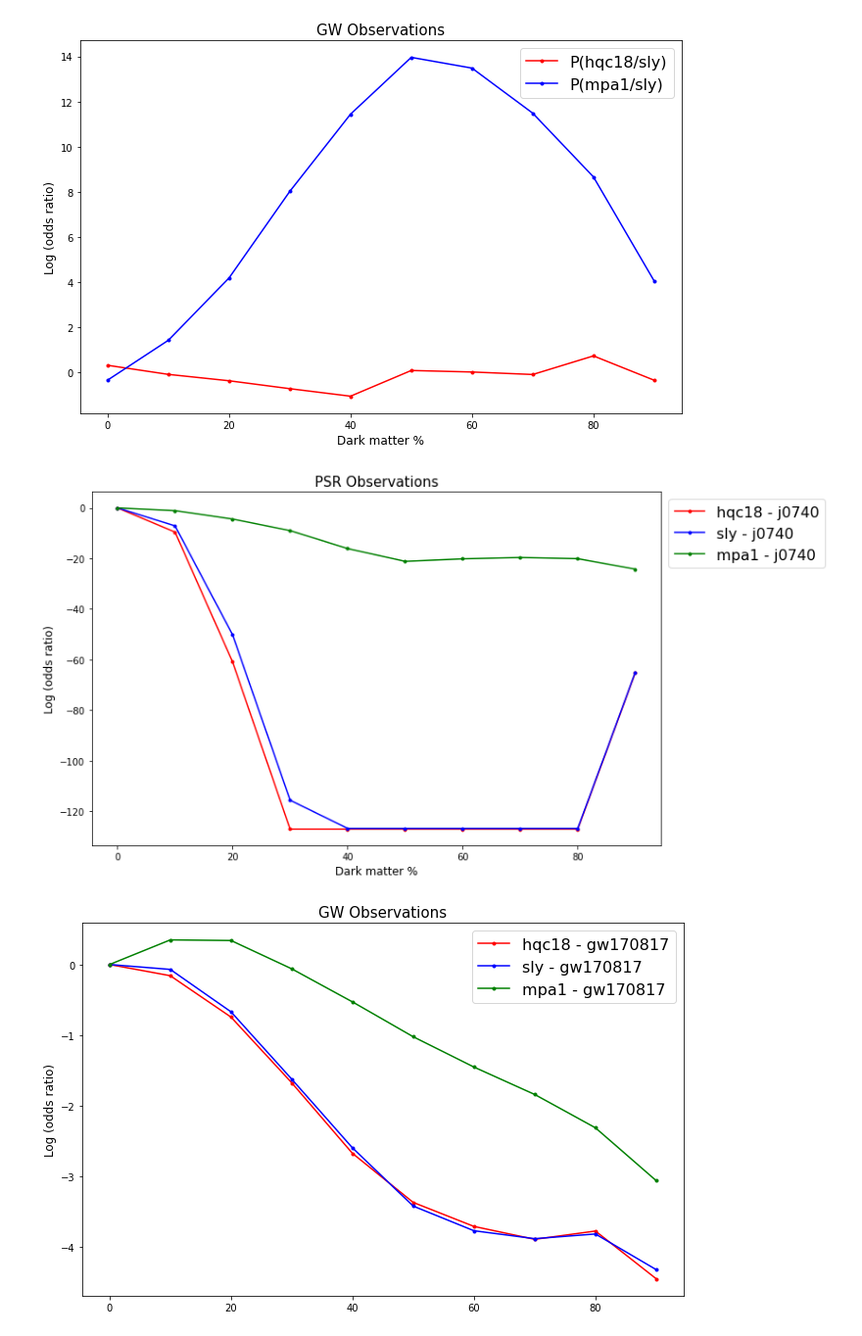
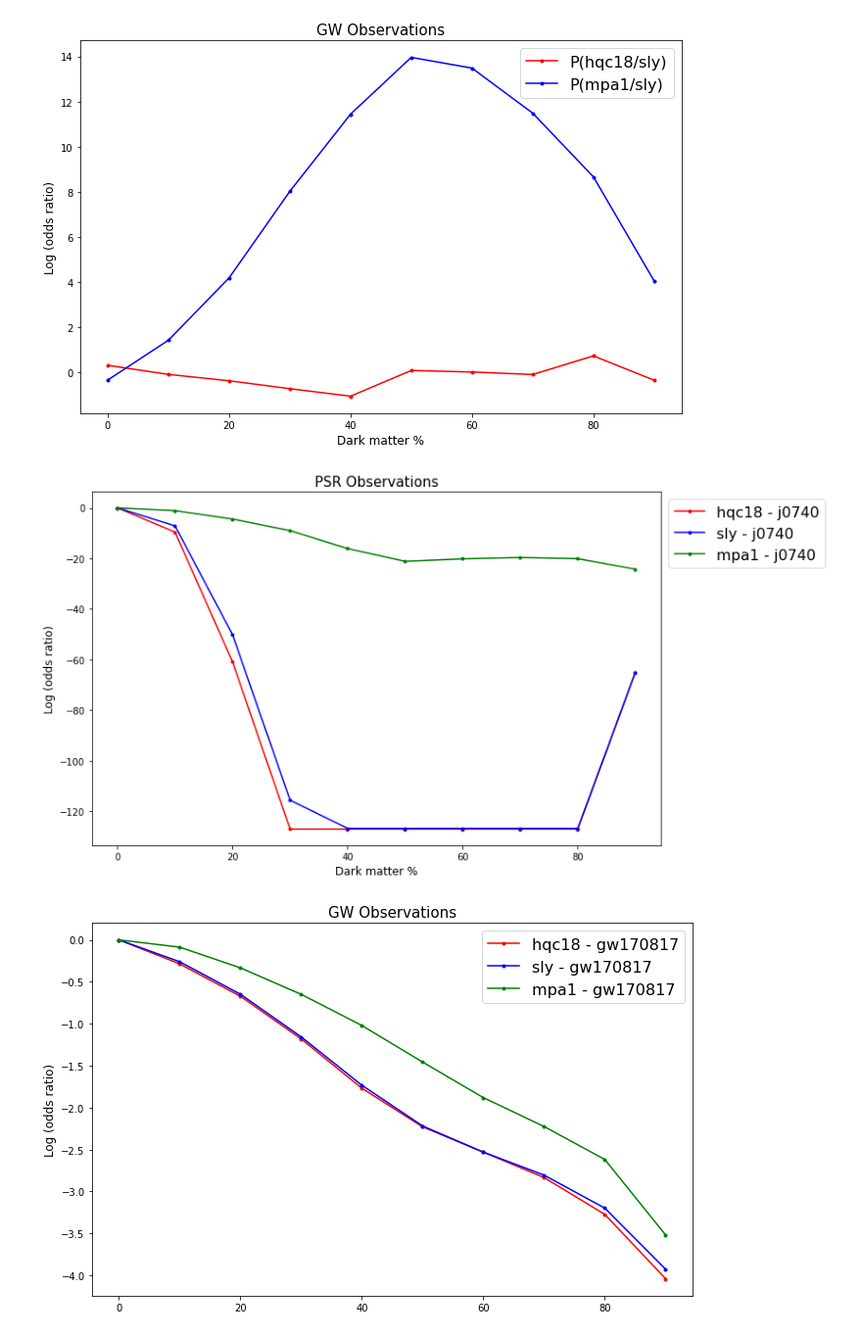
Before and after one commit to kunalkishanmehta/ns-struc-dm, a Jupyter notebook: Copy_of_Constrain_DM_NS_models.ipynb, the cells around one changed output. Shown at 98% size. Saved outputs shown, nothing was run; the diff lists cells and outputs as text; code cells hidden in the pictures.

```diff
--- a/Copy_of_Constrain_DM_NS_models.ipynb
+++ b/Copy_of_Constrain_DM_NS_models.ipynb
@@ -478,37 +478,37 @@ plt.figure(figsize= (11,7))
 # plt.plot(data_frac2, np.log(frac_compare_sly[:,0]), marker = '.', c = 'b', label = 'sly - J0030')
 # plt.plot(data_frac2,np.log(frac_compare_mpa1[:,0]), marker = '.', c = 'g', label = 'mpa1 - J0030')
 
 plt.plot(data_frac2,np.log(frac_compare_hqc18[:,1]), marker = '.', c = 'r', label = 'hqc18 - j0740')
 plt.plot(data_frac2, np.log(frac_compare_sly[:,1]), marker = '.', c = 'b', label = 'sly - j0740')
 plt.plot(data_frac2,np.log(frac_compare_mpa1[:,1]), marker = '.', c = 'g', label = 'mpa1 - j0740')
 
 plt.xlabel('Dark matter %', size = 12)
 plt.title('PSR Observations', size = 15)
 plt.ylabel('Log (odds ratio)', size  =12)
 plt.legend( bbox_to_anchor=(1, 1), fontsize = 16,title_fontsize=18 )
 # plt.xlim(0,40)
 
 plt.show()
 
 plt.figure(figsize= (11,7))
-plt.plot(data_frac2,np.log(frac_compare_hqc18[:,2]), marker = '.', c = 'r',label = 'hqc18 - gw170817')
-plt.plot(data_frac2, np.log(frac_compare_sly[:,2]), marker = '.', c= 'b', label = 'sly - gw170817')
-plt.plot(data_frac2,np.log(frac_compare_mpa1[:,2]), marker = '.', c = 'g', label = 'mpa1 - gw170817')
+plt.plot(data_frac2,np.log(frac_compare_hqc18[:,5]), marker = '.', c = 'r',label = 'hqc18 - gw170817')
+plt.plot(data_frac2, np.log(frac_compare_sly[:,5]), marker = '.', c= 'b', label = 'sly - gw170817')
+plt.plot(data_frac2,np.log(frac_compare_mpa1[:,5]), marker = '.', c = 'g', label = 'mpa1 - gw170817')
 
 # plt.plot(data_frac2,np.log(frac_compare_hqc18[:,3]), marker = '.', c = 'r',label = 'hqc18 - gw190425')
 # plt.plot(data_frac2, np.log(frac_compare_sly[:,3]), marker = '.', c= 'b', label = 'sly - gw190425')
 # plt.plot(data_frac2,np.log(frac_compare_mpa1[:,3]), marker = '.', c = 'g', label = 'mpa1 - gw190425')
 
 plt.ylabel('Log (odds ratio)', size  =12)
 plt.title('GW Observations', size = 15)
 
 plt.legend( bbox_to_anchor=(1, 1), fontsize = 16,title_fontsize=18 )
 
 
 plt.show()
 # %% [output]
 [figure]
-[figure, old version]
+[figure, new version]
 # %%
 # load inferred DM fractions
 #all data based on mpa1 EOS
```
Also changed, not shown: parts of 4 cells of this notebook.
